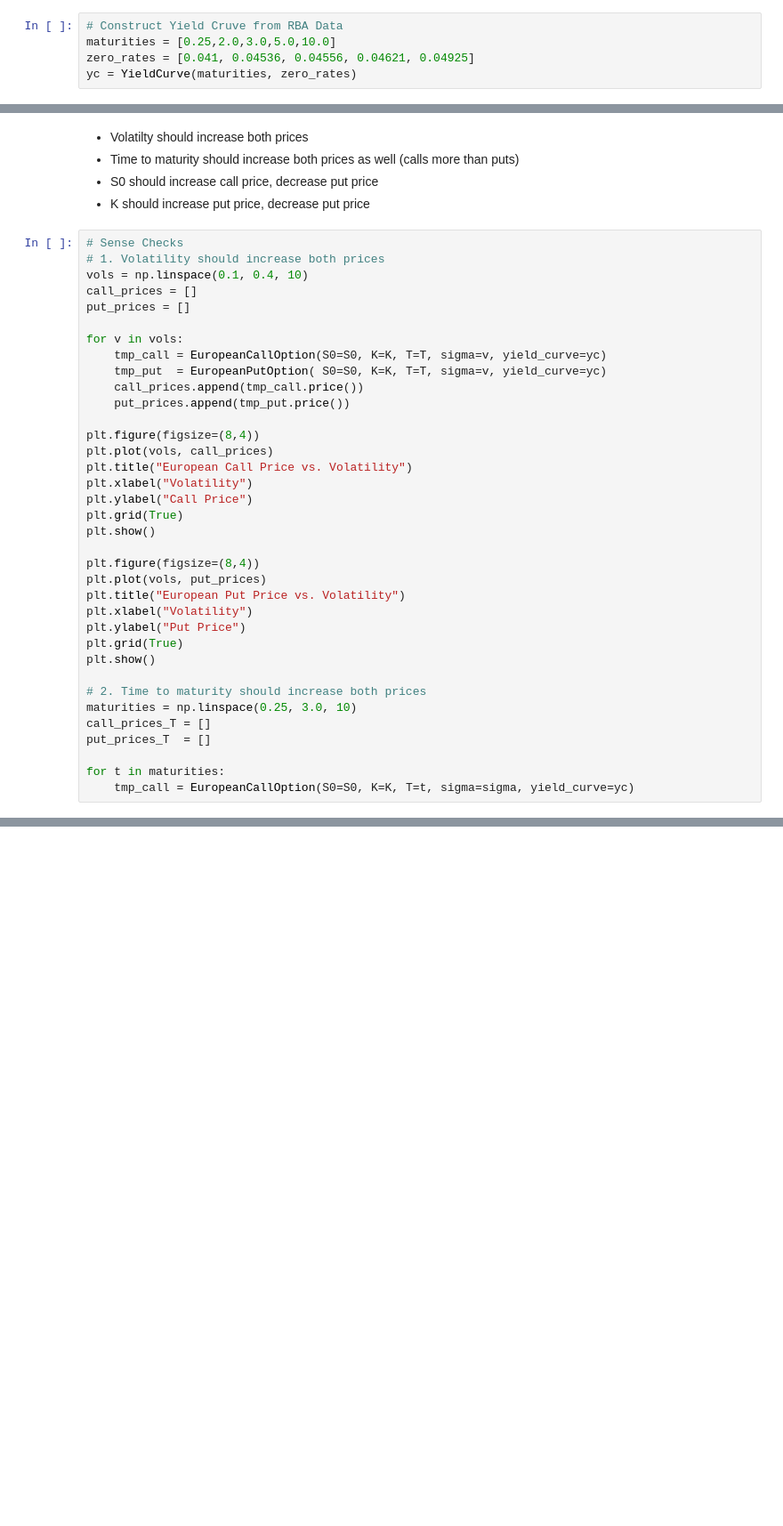
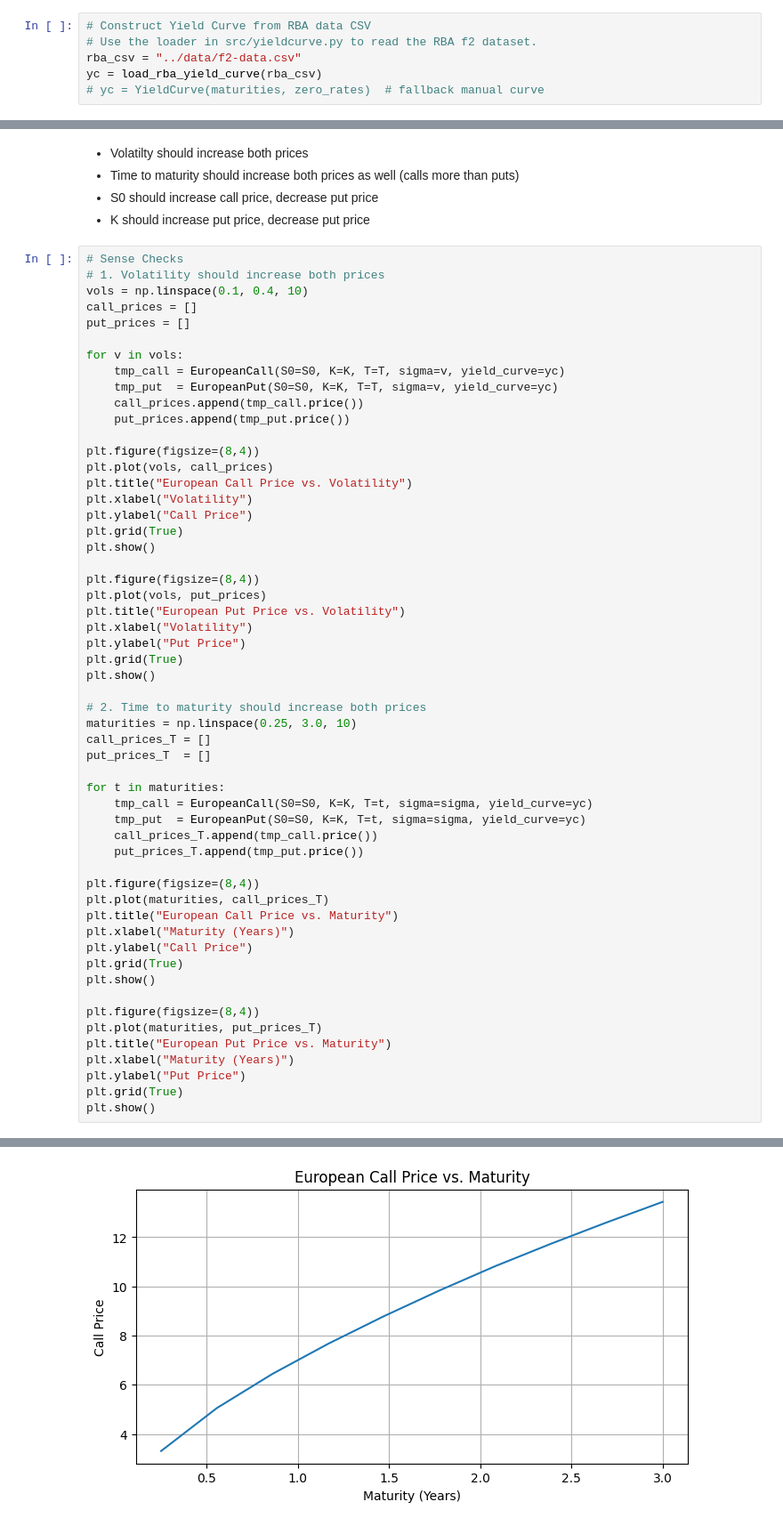
Before and after one commit to alicepini981-sudo/T4-Group-4-FINM3422-A3, a Jupyter notebook: notebooks/derivative.ipynb, the cells around one changed output, grey strips where cells are left out. Shown at 89% size. Saved outputs shown, nothing was run; the diff lists cells and outputs as text; blank space fills up the shorter version.

```diff
--- a/notebooks/derivative.ipynb
+++ b/notebooks/derivative.ipynb
@@ -37,8 +39,9 @@ BHP Annualized Volatility (sigma): 24.93%
 # %%
-# Construct Yield Cruve from RBA Data
-maturities = [0.25,2.0,3.0,5.0,10.0]
-zero_rates = [0.041, 0.04536, 0.04556, 0.04621, 0.04925]
-yc = YieldCurve(maturities, zero_rates)
+# Construct Yield Curve from RBA data CSV
+# Use the loader in src/yieldcurve.py to read the RBA f2 dataset.
+rba_csv = "../data/f2-data.csv"
+yc = load_rba_yield_curve(rba_csv)
+# yc = YieldCurve(maturities, zero_rates)  # fallback manual curve
 # %% [markdown]
 # Sanity Checks
 # %%
@@ -104,34 +371,54 @@ call_prices = []
 put_prices = []
 
 for v in vols:
-    tmp_call = EuropeanCallOption(S0=S0, K=K, T=T, sigma=v, yield_curve=yc)
-    tmp_put  = EuropeanPutOption( S0=S0, K=K, T=T, sigma=v, yield_curve=yc)
+    tmp_call = EuropeanCall(S0=S0, K=K, T=T, sigma=v, yield_curve=yc)
+    tmp_put  = EuropeanPut(S0=S0, K=K, T=T, sigma=v, yield_curve=yc)
     call_prices.append(tmp_call.price())
     put_prices.append(tmp_put.price())
 
 plt.figure(figsize=(8,4))
 plt.plot(vols, call_prices)
 plt.title("European Call Price vs. Volatility")
 plt.xlabel("Volatility")
 plt.ylabel("Call Price")
 plt.grid(True)
 plt.show()
 
 plt.figure(figsize=(8,4))
 plt.plot(vols, put_prices)
 plt.title("European Put Price vs. Volatility")
 plt.xlabel("Volatility")
 plt.ylabel("Put Price")
 plt.grid(True)
 plt.show()
 
 # 2. Time to maturity should increase both prices
 maturities = np.linspace(0.25, 3.0, 10)
 call_prices_T = []
 put_prices_T  = []
 
 for t in maturities:
-    tmp_call = EuropeanCallOption(S0=S0, K=K, T=t, sigma=sigma, yield_curve=yc)
+    tmp_call = EuropeanCall(S0=S0, K=K, T=t, sigma=sigma, yield_curve=yc)
+    tmp_put  = EuropeanPut(S0=S0, K=K, T=t, sigma=sigma, yield_curve=yc)
+    call_prices_T.append(tmp_call.price())
+    put_prices_T.append(tmp_put.price())
+
+plt.figure(figsize=(8,4))
+plt.plot(maturities, call_prices_T)
+plt.title("European Call Price vs. Maturity")
+plt.xlabel("Maturity (Years)")
+plt.ylabel("Call Price")
+plt.grid(True)
+plt.show()
+
+plt.figure(figsize=(8,4))
+plt.plot(maturities, put_prices_T)
+plt.title("European Put Price vs. Maturity")
+plt.xlabel("Maturity (Years)")
+plt.ylabel("Put Price")
+plt.grid(True)
+plt.show()
 # %% [output]
 [figure]
 [figure]
+[figure, added]
```
Also changed, not shown: parts of 18 cells of this notebook, 2 other files.
